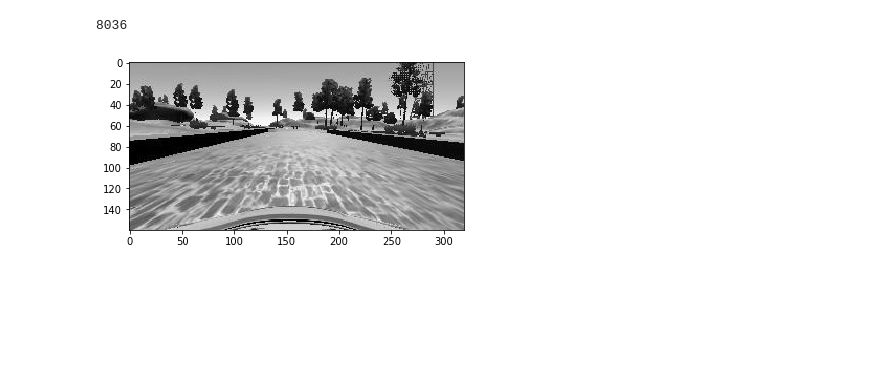
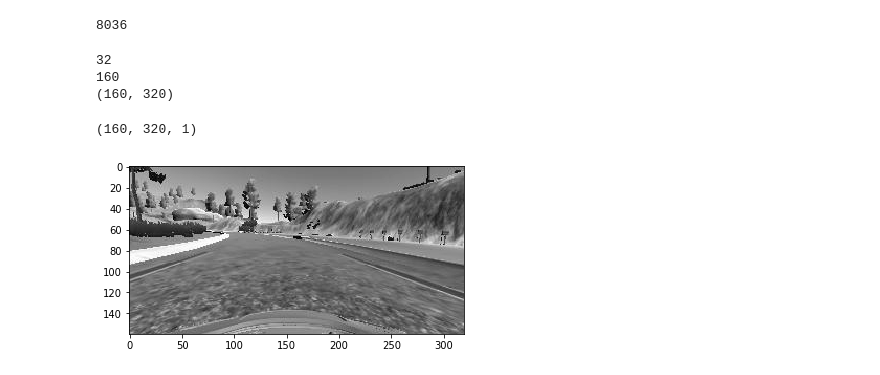
Before and after one commit to morningbob/Udacity_Self_Driving_Car_Nanodegree, a Jupyter notebook: cloning.ipynb, the cells around one changed output. Drawn from its saved outputs; the diff is of its cells as text; code cells hidden in the pictures; blank space fills up the shorter version.

Commit message:
cloning , linear model

```diff
--- a/cloning.ipynb
+++ b/cloning.ipynb
@@ -78,20 +44,36 @@ center_2016_12_01_13_31_14_803.jpg
 # %%
-print(len(images))
-gray = plt.imshow(images[0], cmap='gray')
+print(len(images_filenames))
+#gray = plt.imshow(images[0], cmap='gray')
 #plt.imsave('gray_sample.jpg', gray)
+
+from sklearn.model_selection import train_test_split
+
+X_train, X_valid, y_train, y_valid = train_test_split(images_filenames, measurements, test_size=0.25, random_state=101)
 # %% [output]
 8036
-[figure, removed]
 # %%
 from keras.layers import Cropping2D
 # %%
-def generator(X_data, y_data):
+def generator(X_data, y_data, batch_size):
 
-    num_samples = len(data)
+    num_samples = len(X_data)
+    while True:
+        for offset in range(0, num_samples, batch_size):
+            batch_x = []
+            batch_y = []
+            for i in range(0, batch_size):
+                filename = X_data[i]
+                current_path = 'data/IMG/' + filename
+                batch_x_one = cv2.imread(current_path)
+                batch_x_one = cv2.cvtColor(batch_x_one, cv2.COLOR_BGR2GRAY)
+                batch_x_one = np.expand_dims(batch_x_one[:, :], 2)
+                batch_x.append(batch_x_one)
+                batch_y.append(y_data[i])
+        #batch_x, batch_y = X_data[offset:offset+BATCH_SIZE], y_data[offset:offset+BATCH_SIZE]
+            batch_x = np.asarray(batch_x)
+            #batch_x = batch_x.reshape(-1, 160, 320, 3)
+            batch_y = np.asarray(batch_y)
 
-    for offset in range(0, num_samples, BATCH_SIZE):
-        batch_x, batch_y = X_data[offset:offset+BATCH_SIZE], y_data[offset:offset+BATCH_SIZE]
+            yield batch_x, batch_y
 
-    yield batch_x, batch_y
-
-batch_x, batch_y = next(generator(X_data, y_data))
+batch_x, batch_y = next(generator(X_train, y_train, 32))
@@ -97,0 +86,13 @@ batch_x, batch_y = next(generator(X_data, y_data))
+# %%
+plt.imshow(batch_x[31], cmap='gray')
+print(len(batch_x))
+print(len(batch_x[0]))
+print(batch_x[0].shape)
+image = np.expand_dims(batch_x[0][:, :], 2)
+image.shape
+# %% [output]
+32
+160
+(160, 320)
+(160, 320, 1)
+[figure, added]
```
Also changed, not shown: parts of 9 cells of this notebook.
